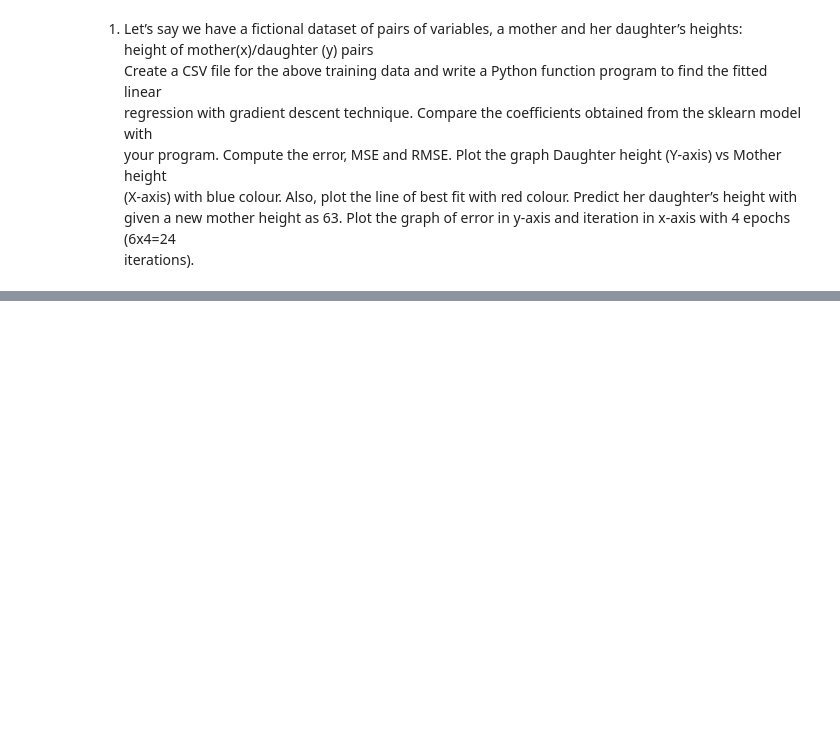
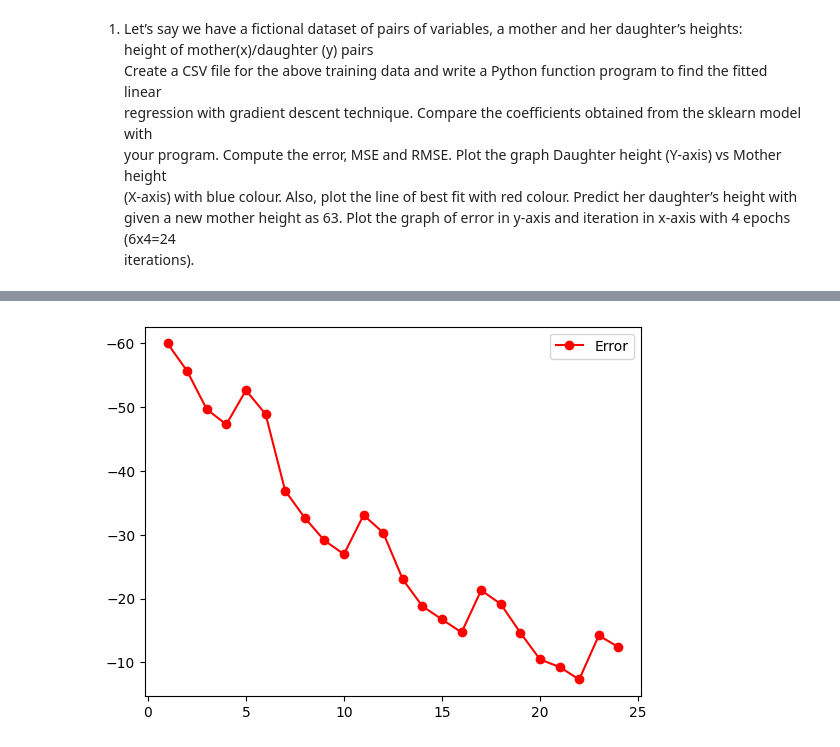
Before and after one commit to arnavjagia/5-sem-lab, a Jupyter notebook: ML/week 5 - LOGISTIC REGRESSION AND STOCHASTIC GRADIENT DESCENT/week 5.ipynb, the cells around one changed output, grey strips where cells are left out. Cells and saved outputs as stored; diff of their text form; code cells hidden in the pictures; blank space fills up the shorter version.

```diff
--- a/ML/week 5 - LOGISTIC REGRESSION AND STOCHASTIC GRADIENT DESCENT/week 5.ipynb
+++ b/ML/week 5 - LOGISTIC REGRESSION AND STOCHASTIC GRADIENT DESCENT/week 5.ipynb
@@ -84,3 +88,15 @@ plot_sgd(df)
+# %%
+X = [i for i in range(1, 25)]
+res = sgd(df)
+error = res[2]
+
+fig, ax = plt.subplots()
+ax.plot(X, error, 'ro-', label='Error')
+ax.invert_yaxis()
+ax.legend()
+plt.show()
+# %% [output]
+[figure, added]
 # %%
 import numpy as np
 import matplotlib.pyplot as plt
```
Also changed, not shown: parts of 3 cells of this notebook, 1 other file.
